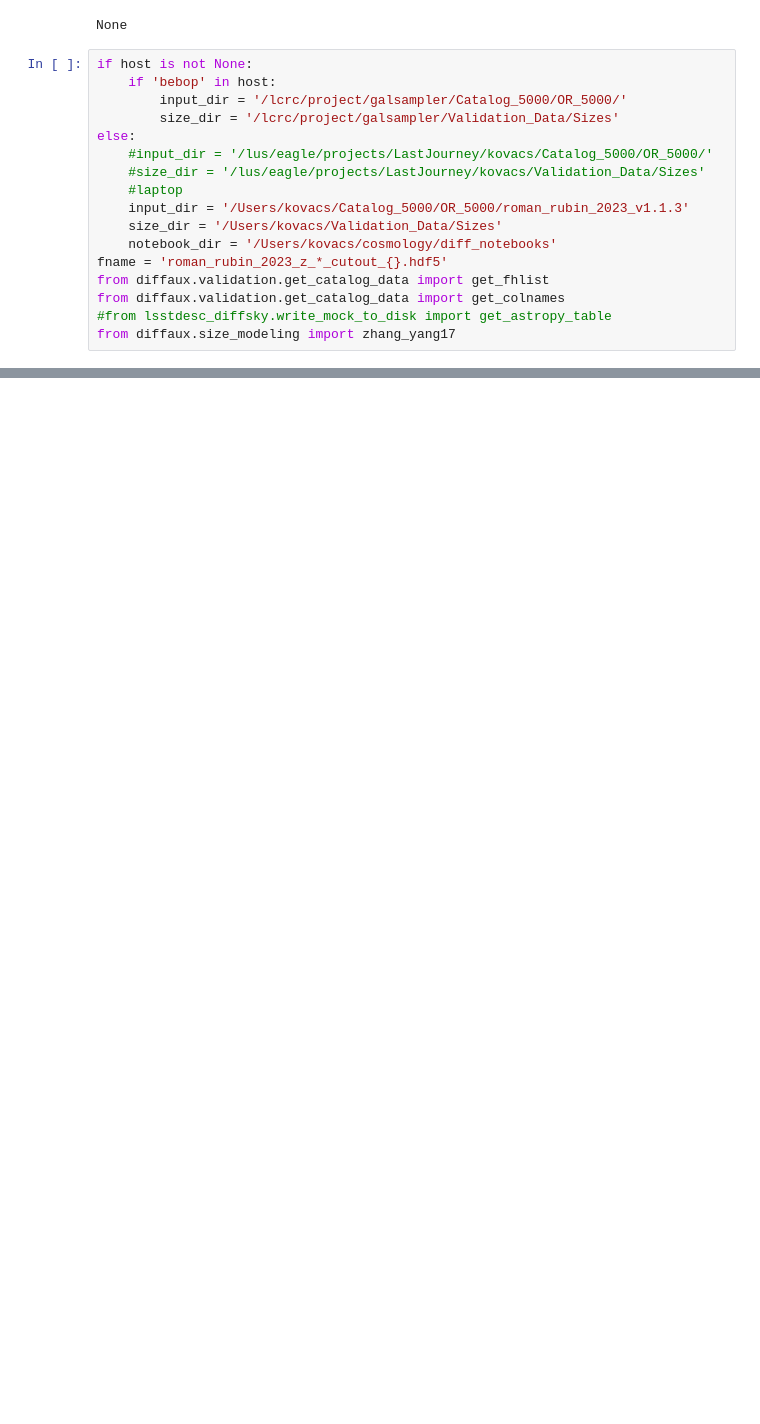
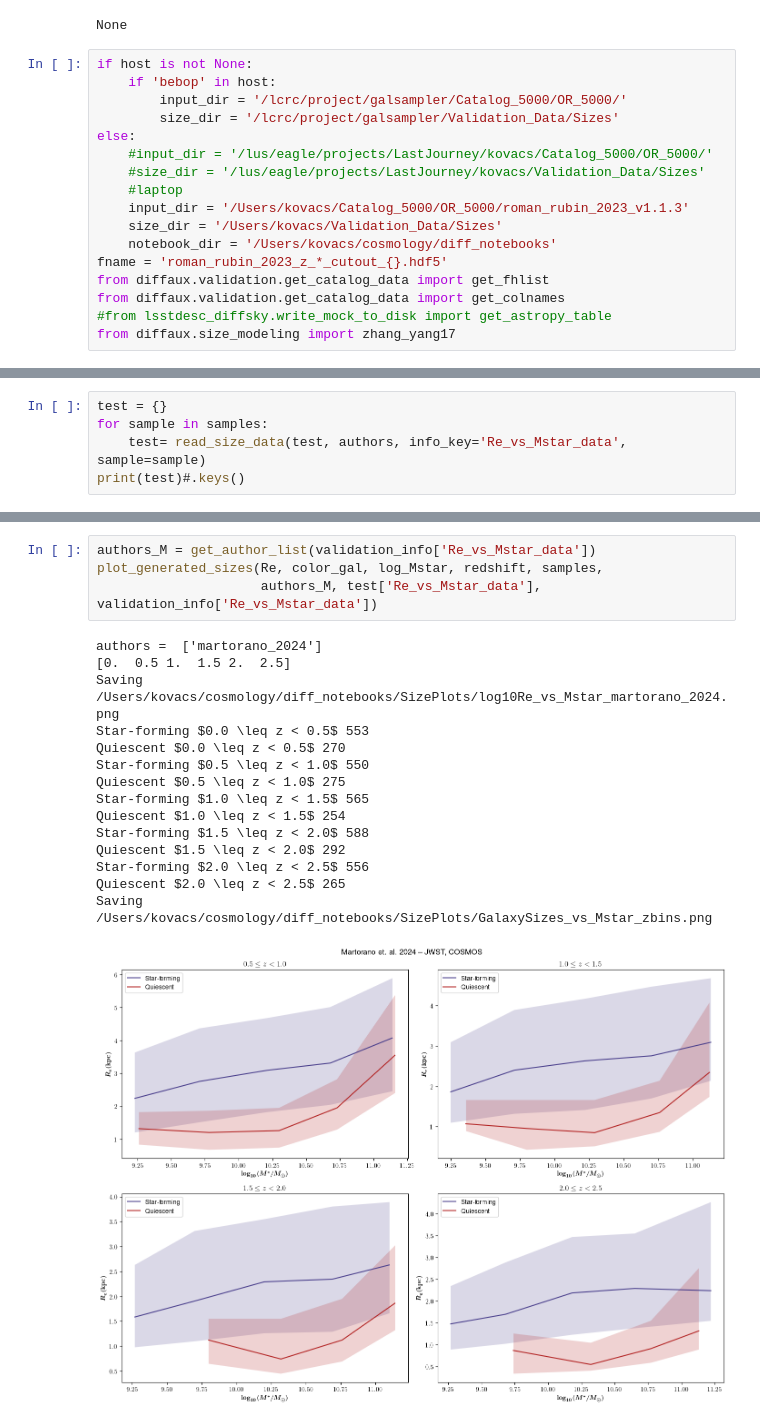
Before and after one commit to ArgonneCPAC/diffaux, a Jupyter notebook: notebooks/GalaxySizes.ipynb, the cells around one changed output, grey strips where cells are left out. Drawn from its saved outputs; the diff is of its cells as text; blank space fills up the shorter version.

```diff
--- a/notebooks/GalaxySizes.ipynb
+++ b/notebooks/GalaxySizes.ipynb
@@ -577,0 +906,5 @@ RuntimeError: Optimal parameters not found: Number of calls to function has reac
+# %%
+test = {}
+for sample in samples:
+    test= read_size_data(test, authors, info_key='Re_vs_Mstar_data', sample=sample)
+print(test)#.keys()
@@ -577,0 +1001,20 @@ RuntimeError: Optimal parameters not found: Number of calls to function has reac
+# %%
+authors_M = get_author_list(validation_info['Re_vs_Mstar_data'])
+plot_generated_sizes(Re, color_gal, log_Mstar, redshift, samples,
+                     authors_M, test['Re_vs_Mstar_data'], validation_info['Re_vs_Mstar_data'])
+# %% [output]
+authors =  ['martorano_2024']
+[0.  0.5 1.  1.5 2.  2.5]
+Saving /Users/kovacs/cosmology/diff_notebooks/SizePlots/log10Re_vs_Mstar_martorano_2024.png
+Star-forming $0.0 \leq z < 0.5$ 553
+Quiescent $0.0 \leq z < 0.5$ 270
+Star-forming $0.5 \leq z < 1.0$ 550
+Quiescent $0.5 \leq z < 1.0$ 275
+Star-forming $1.0 \leq z < 1.5$ 565
+Quiescent $1.0 \leq z < 1.5$ 254
+Star-forming $1.5 \leq z < 2.0$ 588
+Quiescent $1.5 \leq z < 2.0$ 292
+Star-forming $2.0 \leq z < 2.5$ 556
+Quiescent $2.0 \leq z < 2.5$ 265
+Saving /Users/kovacs/cosmology/diff_notebooks/SizePlots/GalaxySizes_vs_Mstar_zbins.png
+[figure, added]
```
Also changed, not shown: parts of 23 cells of this notebook.
